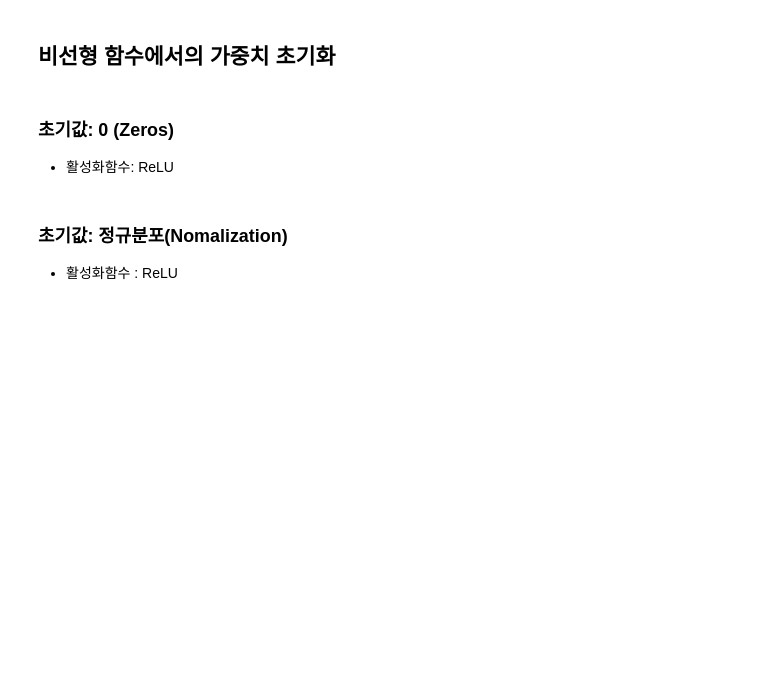
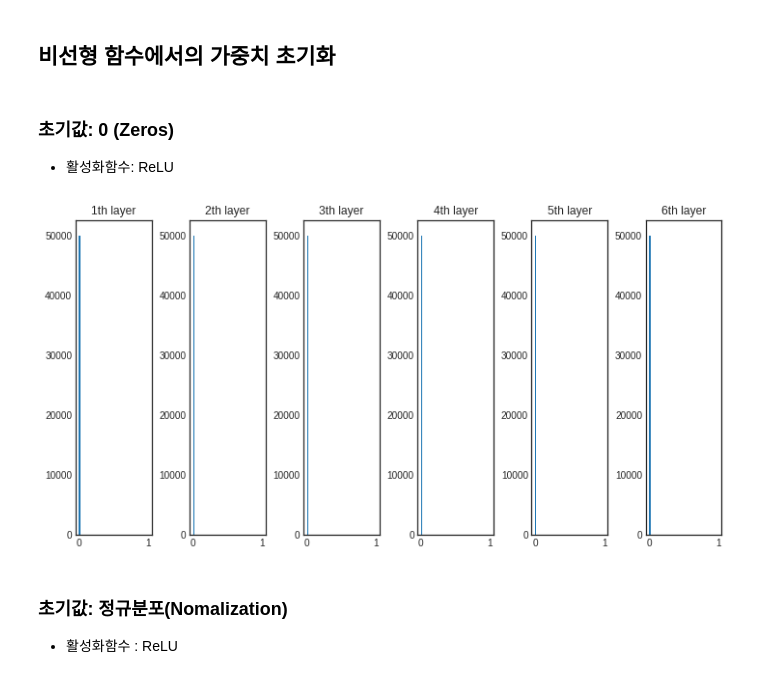
Before and after one commit to moung1012/-, a Jupyter notebook: _9_딥러닝_학습_기술.ipynb, the cells around one changed output. Saved outputs shown, nothing was run; the diff lists cells and outputs as text; code cells hidden in the pictures; blank space fills up the shorter version.

```diff
--- a/_9_딥러닝_학습_기술.ipynb
+++ b/_9_딥러닝_학습_기술.ipynb
@@ -476,8 +476,8 @@ plt.show()
 
 - sigmoid 함수보다 더 깔끔한 종모양으로 분포
 # %%
-def sigmoid(x):
-  return 1 / (1 + np.exp(-x))
+def tanh(x):
+  return (np.exp(x) - np.exp(-x)) / (np.exp(x) + np.exp(-x))
 
 x = np.random.randn(1000, 50)
 nodes = 50
@@ -490,7 +490,7 @@ for i in range(hidden_layers):
 
   w = np.random.randn(nodes,nodes) / np.sqrt(nodes)
   a = np.dot(x, w)
-  z = sigmoid(a)
+  z = tanh(a)
   activation_values[i] = z
 # %%
 import matplotlib.pyplot as plt
@@ -509,6 +511,37 @@ plt.show()
 # %% [markdown]
 ### 초기값: 0 (Zeros)
 - 활성화함수: ReLU
+# %%
+def ReLU(x):
+  return np.maximum(0, x)
+
+x = np.random.randn(1000, 50)
+nodes = 50
+hidden_layers = 6
+activation_values = {}
+
+for i in range(hidden_layers):
+  if i !=0:
+    x = activation_values[i-1]
+
+  w = np.zeros((nodes, nodes))
+  a = np.dot(x, w)
+  z = ReLU(a)
+  activation_values[i] = z
+# %%
+import matplotlib.pyplot as plt
+plt.style.use('seaborn-white')
+
+plt.figure(figsize=(12, 6))
+for i, a in activation_values.items():
+  plt.subplot(1, len(activation_values), i+1)
+  plt.title(str(i+1) + 'th layer')
+  plt.hist(a.flatten(), 50, range=(0, 1))
+  plt.subplots_adjust(wspace=0.5, hspace=0.5)
+
+plt.show()
+# %% [output]
+[figure, added]
 # %% [markdown]
 ### 초기값: 정규분포(Nomalization)
 - 활성화함수 : ReLU
```
Also changed, not shown: parts of 10 cells of this notebook.
